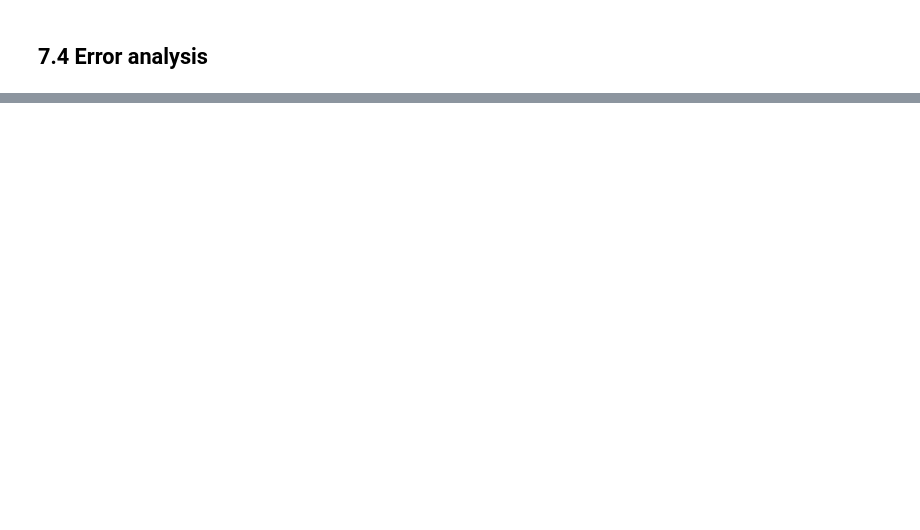
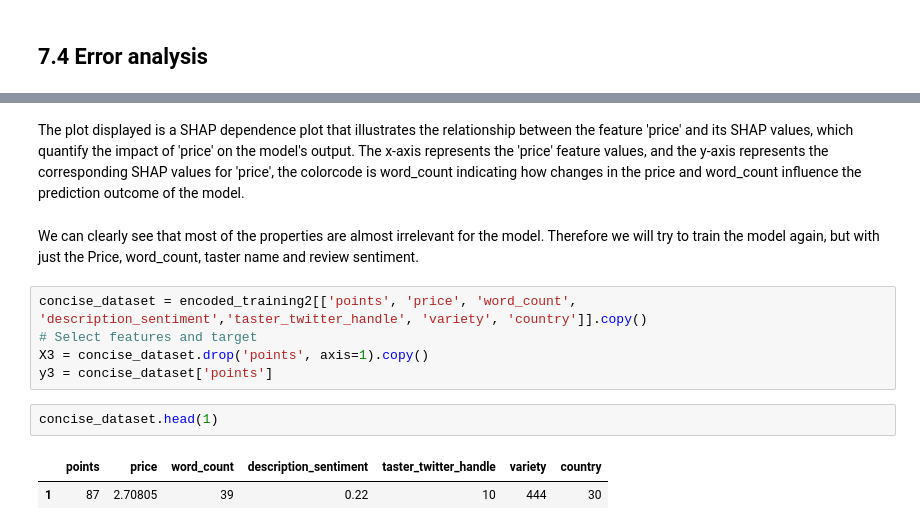
Before and after one commit to sapirca/wine_reviews, a Jupyter notebook: predictive_wine_quality.ipynb, the cells around one changed output, grey strips where cells are left out. Saved outputs shown, nothing was run; the diff lists cells and outputs as text; blank space fills up the shorter version.

```diff
--- a/predictive_wine_quality.ipynb
+++ b/predictive_wine_quality.ipynb
@@ -1032,0 +763,14 @@ you improved over the baseline model.
+# %% [markdown]
+The plot displayed is a SHAP dependence plot that illustrates the relationship between the feature 'price' and its SHAP values, which quantify the impact of 'price' on the model's output. The x-axis represents the 'price' feature values, and the y-axis represents the corresponding SHAP values for 'price', the colorcode is word_count indicating how changes in the price and word_count influence the prediction outcome of the model.
+# %% [markdown]
+We can clearly see that most of the properties are almost irrelevant for the model. Therefore we will try to train the model again, but with just the Price, word_count, taster name and review sentiment.
+# %%
+concise_dataset = encoded_training2[['points', 'price', 'word_count', 'description_sentiment','taster_twitter_handle', 'variety', 'country']].copy()
+# Select features and target
+X3 = concise_dataset.drop('points', axis=1).copy()
+y3 = concise_dataset['points']
+# %%
+concise_dataset.head(1)
+# %% [output]
+|  | points | price | word_count | description_sentiment | taster_twitter_handle | variety | country |
+| 1 | 87 | 2.70805 | 39 | 0.22 | 10 | 444 | 30 |
```
Also changed, not shown: parts of 62 cells of this notebook, 6 other files.
